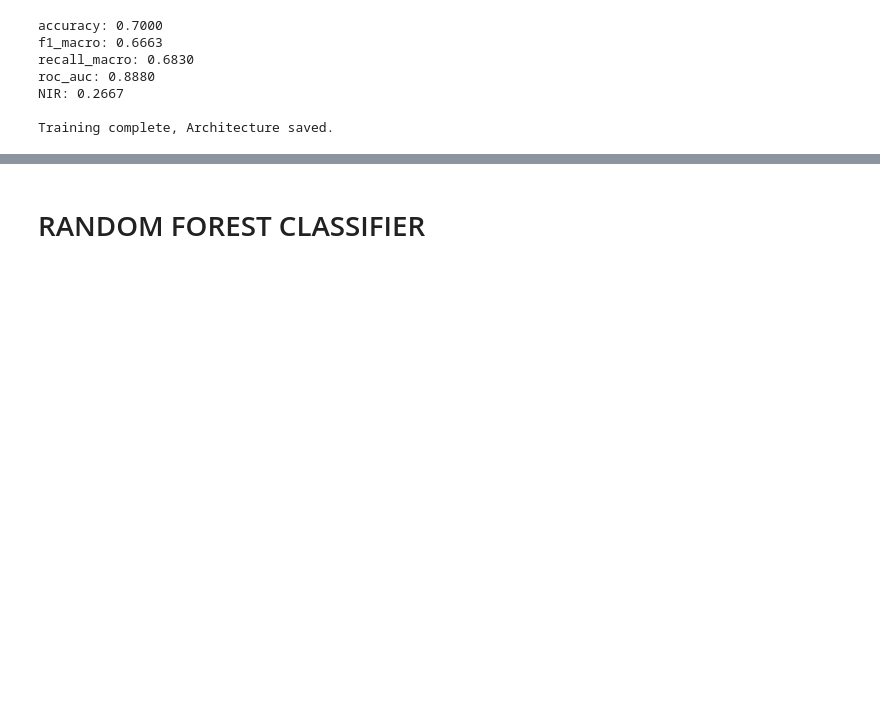
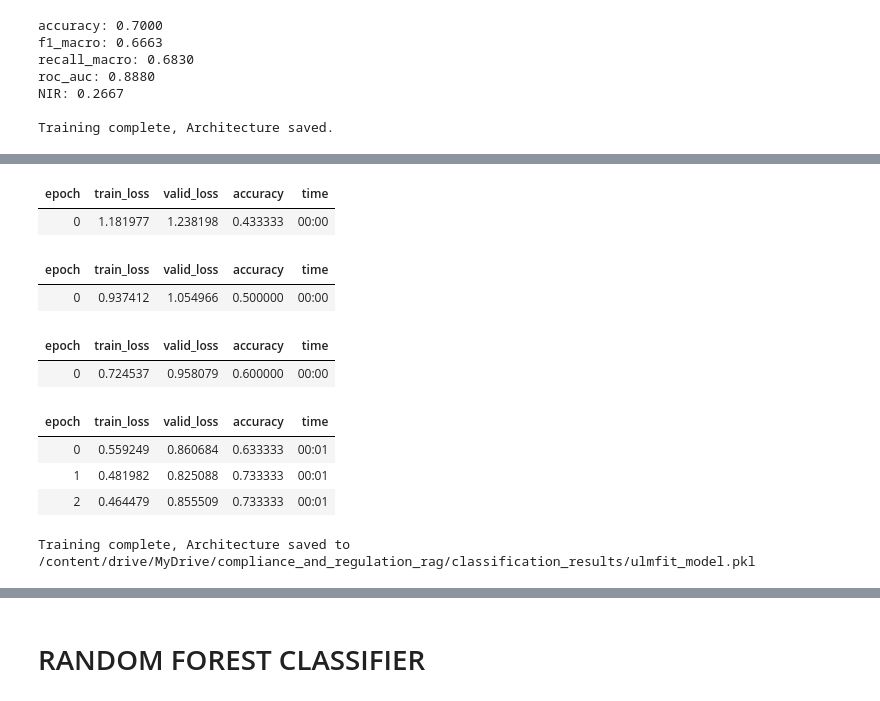
Before and after one commit to profsuccodifrutta/ai_act_RAG_navigator, a Jupyter notebook: ai_act_RAG3.ipynb, the cells around one changed output, grey strips where cells are left out. Drawn from its saved outputs; the diff is of its cells as text; code cells hidden in the pictures; blank space fills up the shorter version.

```diff
--- a/ai_act_RAG3.ipynb
+++ b/ai_act_RAG3.ipynb
@@ -1938,0 +2028,52 @@ gru_model = load_model(gru_model_path)
+# %%
+import pandas as pd
+
+# use row marked as false for trainign and true for validation
+train_df['is_valid'] = False
+eval_df['is_valid'] = True
+df_class = pd.concat([train_df, eval_df])
+
+# Create the DataLoaders
+dls_clas = TextDataLoaders.from_df(
+    df_class,
+    text_col='text',
+    label_col='label',
+    valid_col='is_valid',
+    text_vocab=dls_lm.vocab, # vocab from LM
+    bs=16
+)
+
+# Initialize Classifier and load the encoder
+learn_clas = text_classifier_learner(dls_clas, AWD_LSTM, drop_mult=0.5, metrics=accuracy)
+learn_clas = learn_clas.load_encoder('finetuned_ai_act_encoder')
+
+# store the history
+all_train_losses = []
+all_valid_losses = []
+
+# Train Head
+learn_clas.fit_one_cycle(1, 2e-2) # here group 1 2 3 are locked
+all_train_losses.extend([val[0] for val in learn_clas.recorder.values])
+all_valid_losses.extend([val[1] for val in learn_clas.recorder.values])
+
+
+learn_clas.freeze_to(-2) # freeze everything but the last 2 groups
+learn_clas.fit_one_cycle(1, slice(1e-2/(2.6**4), 1e-2)) # final learning rate = 1e-2 assigned to the head, initial lr is 1e-2/(2.6**4 assigned to the bottom layer
+all_train_losses.extend([val[0] for val in learn_clas.recorder.values])
+all_valid_losses.extend([val[1] for val in learn_clas.recorder.values])
+
+learn_clas.freeze_to(-3)
+learn_clas.fit_one_cycle(1, slice(5e-3/(2.6**4), 5e-3))
+all_train_losses.extend([val[0] for val in learn_clas.recorder.values])
+all_valid_losses.extend([val[1] for val in learn_clas.recorder.values])
+
+#  unfreeze whole model
+learn_clas.unfreeze()
+learn_clas.fit_one_cycle(3, slice(1e-3/(2.6**4), 1e-3))
+all_train_losses.extend([val[0] for val in learn_clas.recorder.values])
+all_valid_losses.extend([val[1] for val in learn_clas.recorder.values])
+
+save_path = "/content/drive/MyDrive/compliance_and_regulation_rag/classification_results/ulmfit_model.pkl"
+learn_clas.export(save_path)
+print(f"\nTraining complete, Architecture saved to {save_path}")
+# %% [output]
@@ -1938,0 +2081,11 @@ gru_model = load_model(gru_model_path)
+| epoch | train_loss | valid_loss | accuracy | time |
+| 0 | 1.181977 | 1.238198 | 0.433333 | 00:00 |
+| epoch | train_loss | valid_loss | accuracy | time |
+| 0 | 0.937412 | 1.054966 | 0.500000 | 00:00 |
+| epoch | train_loss | valid_loss | accuracy | time |
+| 0 | 0.724537 | 0.958079 | 0.600000 | 00:00 |
+| epoch | train_loss | valid_loss | accuracy | time |
+| 0 | 0.559249 | 0.860684 | 0.633333 | 00:01 |
+| 1 | 0.481982 | 0.825088 | 0.733333 | 00:01 |
+| 2 | 0.464479 | 0.855509 | 0.733333 | 00:01 |
+Training complete, Architecture saved to /content/drive/MyDrive/compliance_and_regulation_rag/classification_results/ulmfit_model.pkl
```
Also changed, not shown: parts of 14 cells of this notebook.
